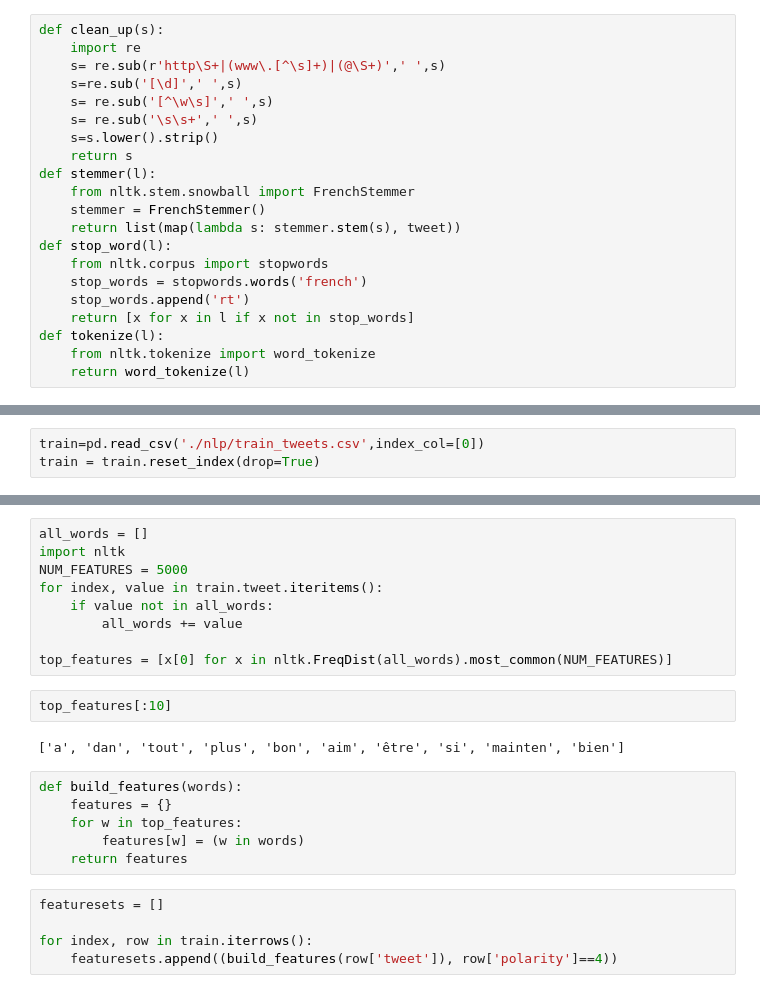
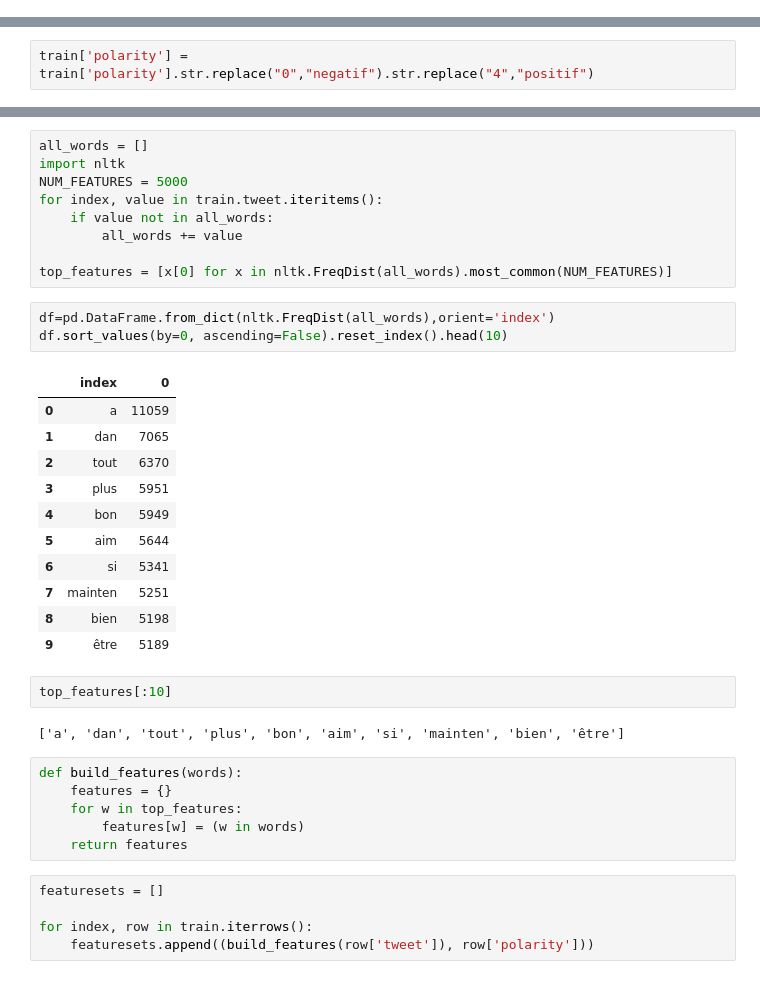
Before and after one commit to alinedebenath/ironhack-datalabs-dataparis0619-pt, a Jupyter notebook: final-project/final-project-NLP.ipynb, the cells around one changed output, grey strips where cells are left out. Saved outputs shown, nothing was run; the diff lists cells and outputs as text.

```diff
--- a/final-project/final-project-NLP.ipynb
+++ b/final-project/final-project-NLP.ipynb
@@ -46,21 +12,0 @@ greve_twitter['tweet']=greve
-# %%
-def clean_up(s):
-    import re
-    s= re.sub(r'http\S+|(www\.[^\s]+)|(@\S+)',' ',s)
-    s=re.sub('[\d]',' ',s)
-    s= re.sub('[^\w\s]',' ',s)
-    s= re.sub('\s\s+',' ',s)
-    s=s.lower().strip()
-    return s
-def stemmer(l):
-    from nltk.stem.snowball import FrenchStemmer
-    stemmer = FrenchStemmer()
-    return list(map(lambda s: stemmer.stem(s), tweet))
-def stop_word(l):
-    from nltk.corpus import stopwords
-    stop_words = stopwords.words('french')
-    stop_words.append('rt')
-    return [x for x in l if x not in stop_words]
-def tokenize(l):
-    from nltk.tokenize import word_tokenize
-    return word_tokenize(l)
@@ -143,6 +78,3 @@ train.to_csv('./nlp/train_tweets.csv')
-# %%
-train=pd.read_csv('./nlp/train_tweets.csv',index_col=[0])
-train = train.reset_index(drop=True)
 # %%
 train.shape
 # %% [output]
@@ -168,3 +97,5 @@ set(train['polarity'])
+# %%
+train['polarity'] = train['polarity'].str.replace("0","negatif").str.replace("4","positif")
 # %% [markdown]
 ## Building model
 # %%
@@ -176,10 +107,25 @@ for index, value in train.tweet.iteritems():
         all_words += value
 
 top_features = [x[0] for x in nltk.FreqDist(all_words).most_common(NUM_FEATURES)]
+# %%
+df=pd.DataFrame.from_dict(nltk.FreqDist(all_words),orient='index')
+df.sort_values(by=0, ascending=False).reset_index().head(10)
+# %% [output]
+|  | index | 0 |
+| 0 | a | 11059 |
+| 1 | dan | 7065 |
+| 2 | tout | 6370 |
+| 3 | plus | 5951 |
+| 4 | bon | 5949 |
+| 5 | aim | 5644 |
+| 6 | si | 5341 |
+| 7 | mainten | 5251 |
+| 8 | bien | 5198 |
+| 9 | être | 5189 |
 # %%
 top_features[:10]
 # %% [output]
-['a', 'dan', 'tout', 'plus', 'bon', 'aim', 'être', 'si', 'mainten', 'bien']
+['a', 'dan', 'tout', 'plus', 'bon', 'aim', 'si', 'mainten', 'bien', 'être']
 # %%
 def build_features(words):
     features = {}
@@ -190,7 +136,7 @@ def build_features(words):
 featuresets = []
 
 for index, row in train.iterrows():
-    featuresets.append((build_features(row['tweet']), row['polarity']==4))
+    featuresets.append((build_features(row['tweet']), row['polarity']))
 # %%
 featuresets[:5]
 # %% [output]
```
Also changed, not shown: parts of 29 cells of this notebook, 1 other file.
